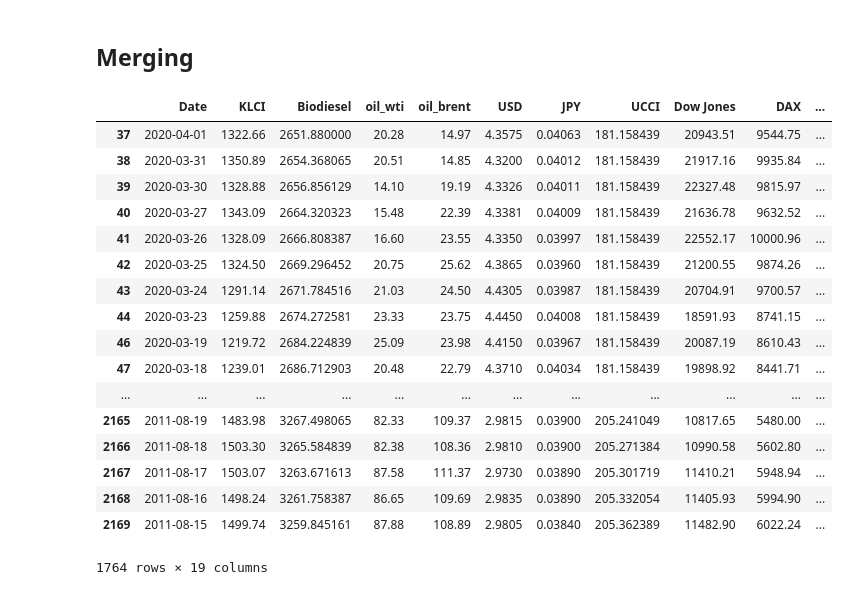
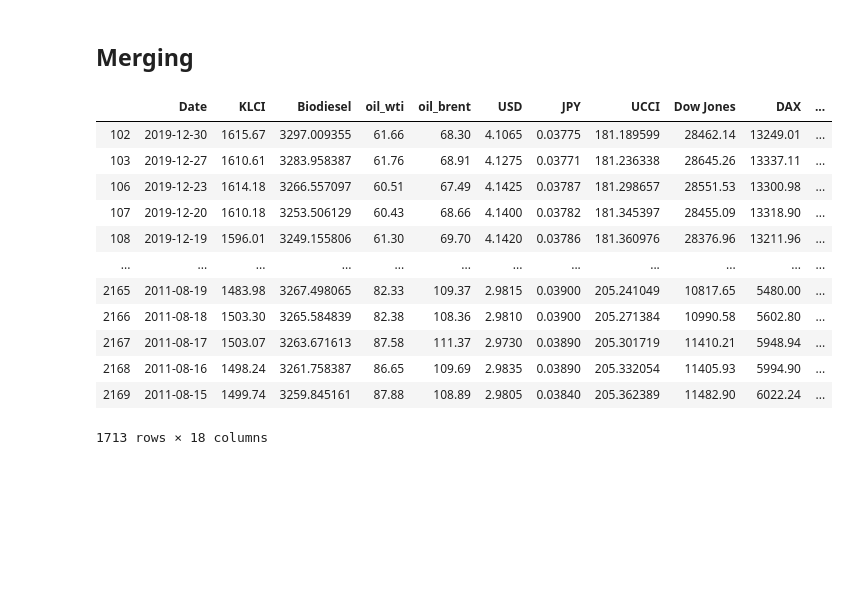
Before and after one commit to n-Faiz/WQD7003-Project-OilPriceMovement, a Jupyter notebook: New_Group_Project_Data_Analytic.ipynb, the cells around one changed output. Drawn from its saved outputs; the diff is of its cells as text; code cells hidden in the pictures; blank space fills up the shorter version.

Commit message:
minor chg
update file path to reflect new folder, adjust correlation table size

```diff
--- a/New_Group_Project_Data_Analytic.ipynb
+++ b/New_Group_Project_Data_Analytic.ipynb
@@ -13,7 +13,7 @@ import datetime
 sns.set_style("darkgrid")
 # %%
 # load all the datasets to pandas DataFrames
-klci         = pd.read_excel('data/Other Market/FTSE Malaysia KLCI Historical (Malaysia).xlsx',header=0)
+klci         = pd.read_excel('data/Stock Exchange/FTSE Malaysia KLCI Historical (Malaysia).xlsx',header=0)
 
 biodiesel    = pd.read_excel('data/Biodiesel - CPO Price.xlsx',header=0)
 oil_wti       = pd.read_csv('data/Cushing_OK_WTI_Spot_Price_FOB.csv', sep = "|",header=4)
@@ -23,17 +23,16 @@ jpy          = pd.read_csv('data/JPY_MYR Historical Data.csv')
 ucci         = pd.read_excel('data/Upstream Capital Cost Index.xlsx',header=1)
 
 
-se_dow       = pd.read_excel('data/Other Market/Dow Jones Industrial Average (DJI) (US).xlsx',header=0)
-se_dax       = pd.read_excel('data/Other Market/DAX Historical Data (Germany).xlsx',header=0)
-se_stoxx     = pd.read_excel('data/Other Market/Euro Stoxx 50 Historical Data (US).xlsx',header=0)
-
-se_uk        = pd.read_excel('data/Other Market/FTSE 100 Historical Data (UK).xlsx',header=0)
-se_sg        = pd.read_excel('data/Other Market/FTSE Straits Times Singapore Hi (Singapore).xlsx',header=0)
-se_hs        = pd.read_excel('data/Other Market/Hang Seng Historical Data (HK).xlsx',header=0)
-se_nasdaq    = pd.read_excel('data/Other Market/Nasdaq 100 Historical Data (US).xlsx',header=0)
-se_nikkei    = pd.read_excel('data/Other Market/Nikkei 225 Historical Data (Japan).xlsx',header=0)
-se_snp       = pd.read_excel('data/Other Market/S_P 500 (US).xlsx',header=0)
-se_shanghai  = pd.read_excel('data/Other Market/Shanghai Composite Historical D (China).xlsx',header=0)
+se_dow       = pd.read_excel('data/Stock Exchange/Dow Jones Industrial Average (DJI) (US).xlsx',header=0)
+se_dax       = pd.read_excel('data/Stock Exchange/DAX Historical Data (Germany).xlsx',header=0)
+se_stoxx     = pd.read_excel('data/Stock Exchange/Euro Stoxx 50 Historical Data (US).xlsx',header=0)
+se_uk        = pd.read_excel('data/Stock Exchange/FTSE 100 Historical Data (UK).xlsx',header=0)
+se_sg        = pd.read_excel('data/Stock Exchange/FTSE Straits Times Singapore Hi (Singapore).xlsx',header=0)
+se_hs        = pd.read_excel('data/Stock Exchange/Hang Seng Historical Data (HK).xlsx',header=0)
+se_nasdaq    = pd.read_excel('data/Stock Exchange/Nasdaq 100 Historical Data (US).xlsx',header=0)
+se_nikkei    = pd.read_excel('data/Stock Exchange/Nikkei 225 Historical Data (Japan).xlsx',header=0)
+se_snp       = pd.read_excel('data/Stock Exchange/S_P 500 (US).xlsx',header=0)
+se_shanghai  = pd.read_excel('data/Stock Exchange/Shanghai Composite Historical D (China).xlsx',header=0)
 # %%
 # Visually inspect the dataframes
 
@@ -435,28 +430,23 @@ se_shanghai.head()
 # %% [markdown]
 ## Merging
 # %%
-dfs = [klci, biodiesel,oil_wti,oil_brent,usd,jpy,ucci,se_dow,se_dax,se_stoxx,se_my,se_uk,se_sg,se_hs,se_nasdaq,se_nikkei,se_snp,se_shanghai]
+dfs = [klci, biodiesel,oil_wti,oil_brent,usd,jpy,ucci,se_dow,se_dax,se_stoxx,se_uk,se_sg,se_hs,se_nasdaq,se_nikkei,se_snp,se_shanghai]
 df = reduce(lambda left,right: pd.merge(left,right,on='Date', how='outer'), dfs).dropna()
 df
 # %% [output]
 |  | Date | KLCI | Biodiesel | oil_wti | oil_brent | USD | JPY | UCCI | Dow Jones | DAX | ... |
-| 37 | 2020-04-01 | 1322.66 | 2651.880000 | 20.28 | 14.97 | 4.3575 | 0.04063 | 181.158439 | 20943.51 | 9544.75 | ... |
-| 38 | 2020-03-31 | 1350.89 | 2654.368065 | 20.51 | 14.85 | 4.3200 | 0.04012 | 181.158439 | 21917.16 | 9935.84 | ... |
-| 39 | 2020-03-30 | 1328.88 | 2656.856129 | 14.10 | 19.19 | 4.3326 | 0.04011 | 181.158439 | 22327.48 | 9815.97 | ... |
-| 40 | 2020-03-27 | 1343.09 | 2664.320323 | 15.48 | 22.39 | 4.3381 | 0.04009 | 181.158439 | 21636.78 | 9632.52 | ... |
-| 41 | 2020-03-26 | 1328.09 | 2666.808387 | 16.60 | 23.55 | 4.3350 | 0.03997 | 181.158439 | 22552.17 | 10000.96 | ... |
-| 42 | 2020-03-25 | 1324.50 | 2669.296452 | 20.75 | 25.62 | 4.3865 | 0.03960 | 181.158439 | 21200.55 | 9874.26 | ... |
-| 43 | 2020-03-24 | 1291.14 | 2671.784516 | 21.03 | 24.50 | 4.4305 | 0.03987 | 181.158439 | 20704.91 | 9700.57 | ... |
-| 44 | 2020-03-23 | 1259.88 | 2674.272581 | 23.33 | 23.75 | 4.4450 | 0.04008 | 181.158439 | 18591.93 | 8741.15 | ... |
-| 46 | 2020-03-19 | 1219.72 | 2684.224839 | 25.09 | 23.98 | 4.4150 | 0.03967 | 181.158439 | 20087.19 | 8610.43 | ... |
-| 47 | 2020-03-18 | 1239.01 | 2686.712903 | 20.48 | 22.79 | 4.3710 | 0.04034 | 181.158439 | 19898.92 | 8441.71 | ... |
+| 102 | 2019-12-30 | 1615.67 | 3297.009355 | 61.66 | 68.30 | 4.1065 | 0.03775 | 181.189599 | 28462.14 | 13249.01 | ... |
+| 103 | 2019-12-27 | 1610.61 | 3283.958387 | 61.76 | 68.91 | 4.1275 | 0.03771 | 181.236338 | 28645.26 | 13337.11 | ... |
+| 106 | 2019-12-23 | 1614.18 | 3266.557097 | 60.51 | 67.49 | 4.1425 | 0.03787 | 181.298657 | 28551.53 | 13300.98 | ... |
+| 107 | 2019-12-20 | 1610.18 | 3253.506129 | 60.43 | 68.66 | 4.1400 | 0.03782 | 181.345397 | 28455.09 | 13318.90 | ... |
+| 108 | 2019-12-19 | 1596.01 | 3249.155806 | 61.30 | 69.70 | 4.1420 | 0.03786 | 181.360976 | 28376.96 | 13211.96 | ... |
 | ... | ... | ... | ... | ... | ... | ... | ... | ... | ... | ... | ... |
 | 2165 | 2011-08-19 | 1483.98 | 3267.498065 | 82.33 | 109.37 | 2.9815 | 0.03900 | 205.241049 | 10817.65 | 5480.00 | ... |
 | 2166 | 2011-08-18 | 1503.30 | 3265.584839 | 82.38 | 108.36 | 2.9810 | 0.03900 | 205.271384 | 10990.58 | 5602.80 | ... |
 | 2167 | 2011-08-17 | 1503.07 | 3263.671613 | 87.58 | 111.37 | 2.9730 | 0.03890 | 205.301719 | 11410.21 | 5948.94 | ... |
 | 2168 | 2011-08-16 | 1498.24 | 3261.758387 | 86.65 | 109.69 | 2.9835 | 0.03890 | 205.332054 | 11405.93 | 5994.90 | ... |
 | 2169 | 2011-08-15 | 1499.74 | 3259.845161 | 87.88 | 108.89 | 2.9805 | 0.03840 | 205.362389 | 11482.90 | 6022.24 | ... |
-1764 rows × 19 columns
+1713 rows × 18 columns
 # %%
 df_corr = df.corr()
 
```
Also changed, not shown: parts of 12 cells of this notebook.
